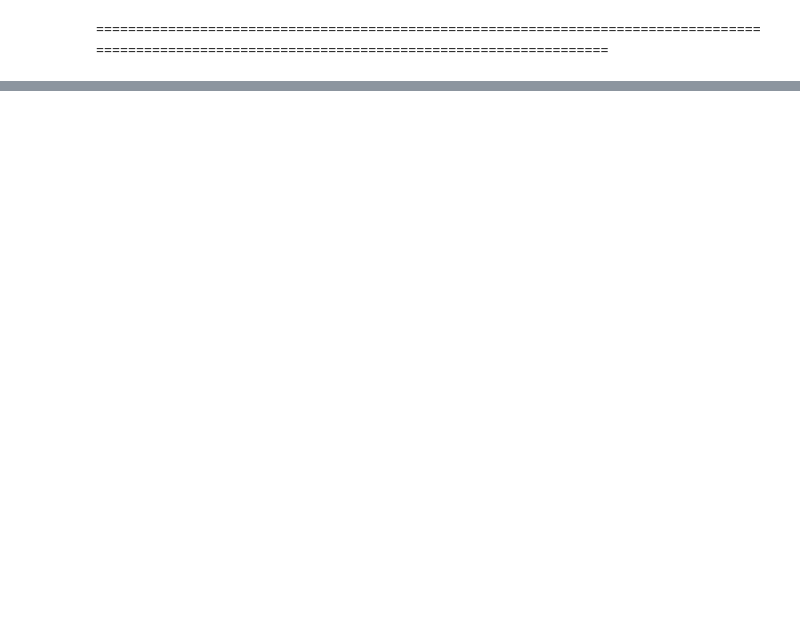
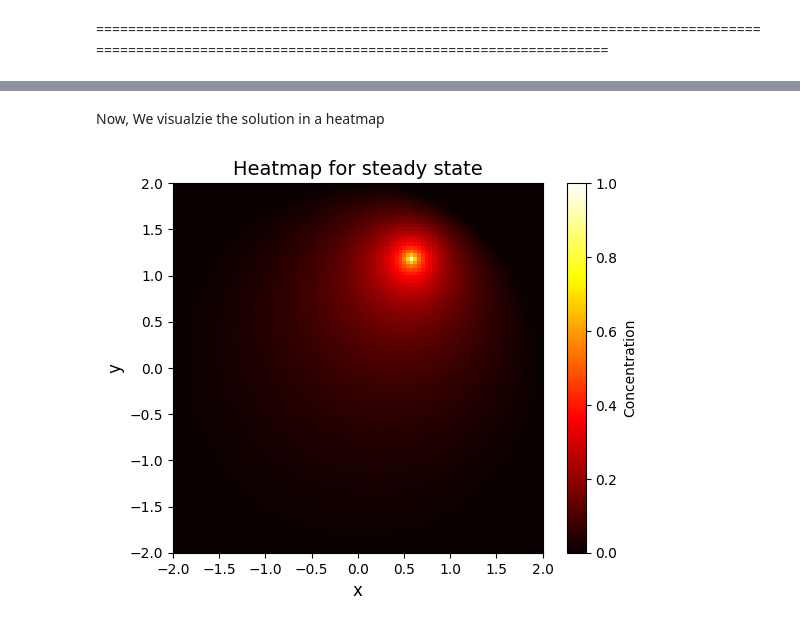
Before and after one commit to HetteWempe/scomp3, a Jupyter notebook: code/ex3.2.ipynb, the cells around one changed output, grey strips where cells are left out. Saved outputs shown, nothing was run; the diff lists cells and outputs as text; code cells hidden in the pictures; blank space fills up the shorter version.

```diff
--- a/code/ex3.2.ipynb
+++ b/code/ex3.2.ipynb
@@ -139,0 +173,22 @@ array([-0.0047619 , -0.02747253, -0.01904762, -0.00824176, -0.27271062,
+# %%
+HHH = laplacian_circle_fix_2(100,4)[0] #change n here
+
+b = np.zeros(len(HHH))
+b[np.where(np.diag(HHH) == 1)] = 1
+
+solution_c = lin.solve(HHH, b)
+
+point_in_circle = laplacian_circle_fix_2(100,4)[1] #change n also here
+
+
+n = 100 #change this to whatever we like
+
+heatmap_matrix = np.zeros((n,n))
+
+for i in range(n):
+    for j in range(n):
+        if((i,j) in point_in_circle):
+            JJJ = point_in_circle.index((i,j))
+            heatmap_matrix[i,j] = solution_c[JJJ]
+
+heatmap_matrix
@@ -139,0 +203,11 @@ array([-0.0047619 , -0.02747253, -0.01904762, -0.00824176, -0.27271062,
+# %% [markdown]
+Now, We visualzie the solution in a heatmap
+# %%
+plt.imshow(heatmap_matrix,cmap='hot',extent=[-2,2,-2,2])
+plt.xlabel('x',size=12)
+plt.ylabel('y',size=12)
+plt.title('Heatmap for steady state',size=14)
+plt.colorbar(label='Concentration')
+plt.show()
+# %% [output]
+[figure, added]
```
Also changed, not shown: parts of 10 cells of this notebook.
